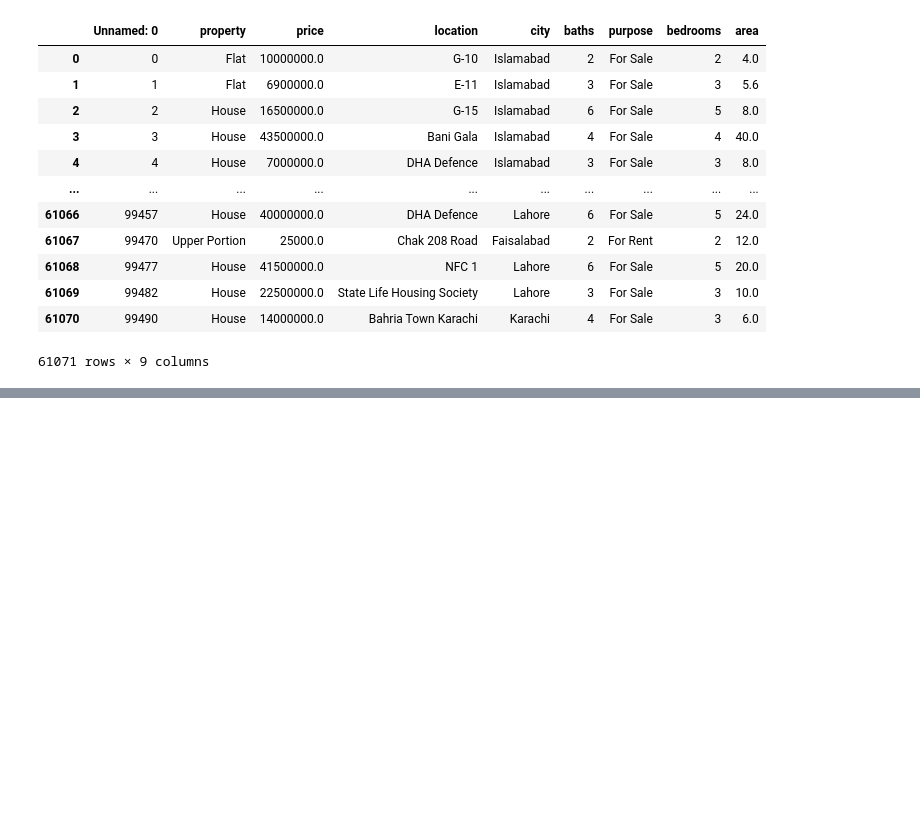
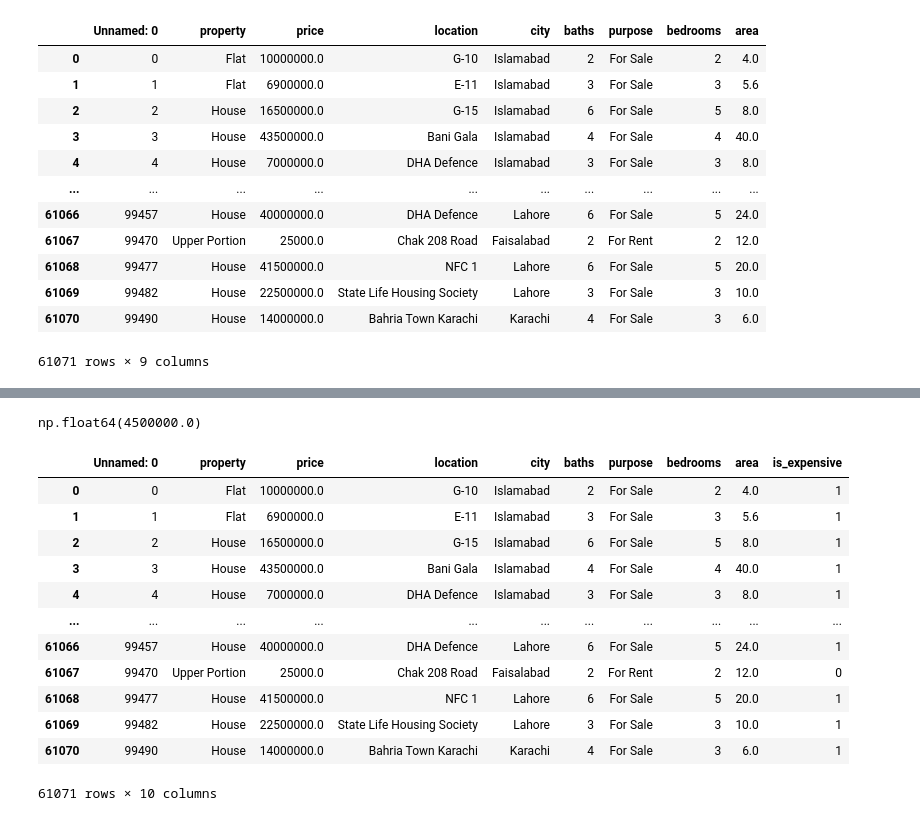
Before and after one commit to CHxNOBODY/CS-01418262, a Jupyter notebook: Lab/Lab03.ipynb, the cells around one changed output, grey strips where cells are left out. Drawn from its saved outputs; the diff is of its cells as text; code cells hidden in the pictures; blank space fills up the shorter version.

```diff
--- a/Lab/Lab03.ipynb
+++ b/Lab/Lab03.ipynb
@@ -19,0 +203,32 @@ df_house
+# %%
+expensive_price = df_house["price"].quantile(0.4)
+expensive_price
+# %% [output]
+np.float64(4500000.0)
+# %%
+def label_expensive(row):
+    if row["price"] > expensive_price:
+        return 1
+    else:
+        return 0
+
+    # also we can write in this way
+    # return 1 if row["price"] > expensive_price else 0
+
+df_house["is_expensive"] = df_house.apply(label_expensive, axis=1)  # axis use to defind what do we want pandas to do with column
+#  df_house["is_expensive"] = df_house.apply(lambda row: 1 if row["price"] > expensive_price else 0, axis=1)
+df_house
+# %% [output]
+|  | Unnamed: 0 | property | price | location | city | baths | purpose | bedrooms | area | is_expensive |
+| 0 | 0 | Flat | 10000000.0 | G-10 | Islamabad | 2 | For Sale | 2 | 4.0 | 1 |
+| 1 | 1 | Flat | 6900000.0 | E-11 | Islamabad | 3 | For Sale | 3 | 5.6 | 1 |
+| 2 | 2 | House | 16500000.0 | G-15 | Islamabad | 6 | For Sale | 5 | 8.0 | 1 |
+| 3 | 3 | House | 43500000.0 | Bani Gala | Islamabad | 4 | For Sale | 4 | 40.0 | 1 |
+| 4 | 4 | House | 7000000.0 | DHA Defence | Islamabad | 3 | For Sale | 3 | 8.0 | 1 |
+| ... | ... | ... | ... | ... | ... | ... | ... | ... | ... | ... |
+| 61066 | 99457 | House | 40000000.0 | DHA Defence | Lahore | 6 | For Sale | 5 | 24.0 | 1 |
+| 61067 | 99470 | Upper Portion | 25000.0 | Chak 208 Road | Faisalabad | 2 | For Rent | 2 | 12.0 | 0 |
+| 61068 | 99477 | House | 41500000.0 | NFC 1 | Lahore | 6 | For Sale | 5 | 20.0 | 1 |
+| 61069 | 99482 | House | 22500000.0 | State Life Housing Society | Lahore | 3 | For Sale | 3 | 10.0 | 1 |
+| 61070 | 99490 | House | 14000000.0 | Bahria Town Karachi | Karachi | 4 | For Sale | 3 | 6.0 | 1 |
+61071 rows × 10 columns
```
Also changed, not shown: parts of 28 cells of this notebook, 2 other files.
